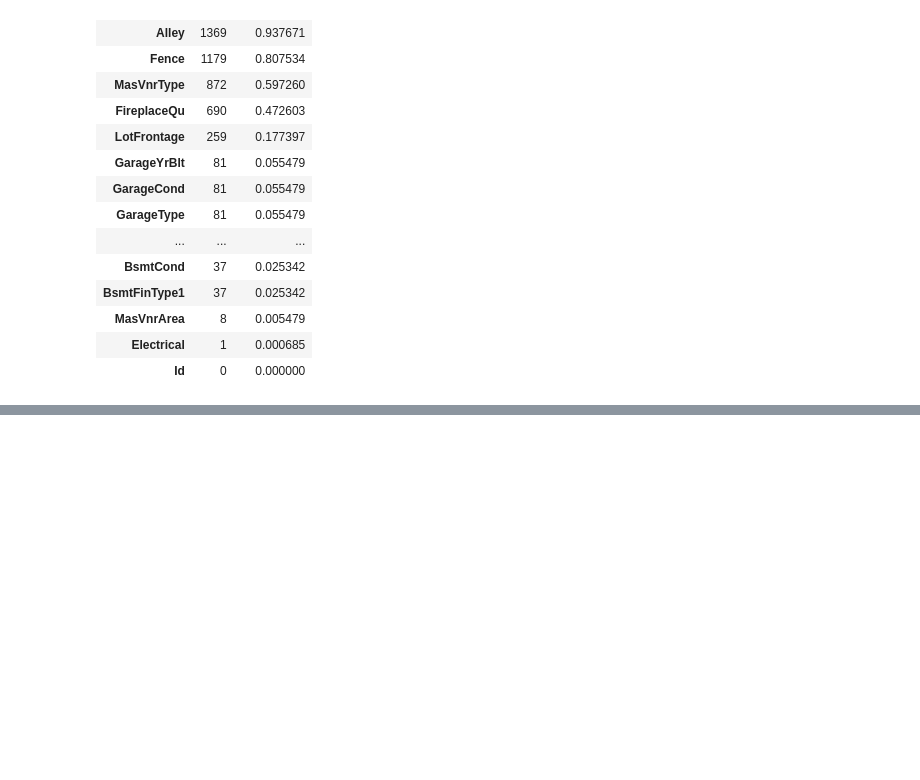
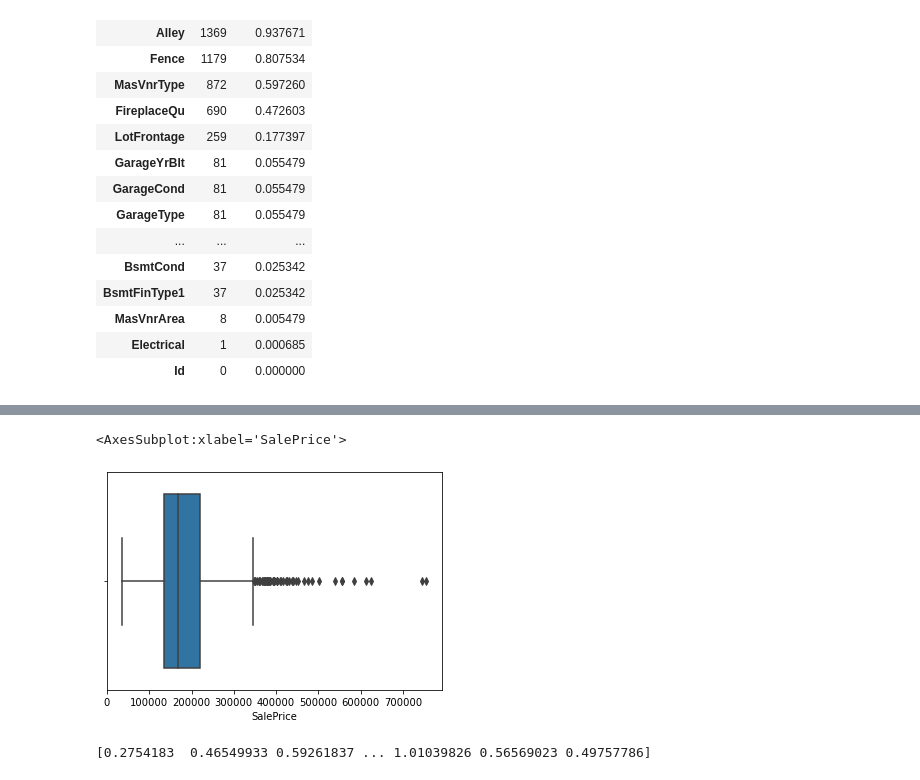
Before and after one commit to sabrinasartori/housing-prices, a Jupyter notebook: notebooks/01-exploratory_data_analysis.ipynb, the cells around one changed output, grey strips where cells are left out. Cells and saved outputs as stored; diff of their text form; code cells hidden in the pictures; blank space fills up the shorter version.

Commit message:
eda - missing data and outliers

```diff
--- a/notebooks/01-exploratory_data_analysis.ipynb
+++ b/notebooks/01-exploratory_data_analysis.ipynb
@@ -197,3 +199,7 @@ missing_data.sort_values(by='Percentage',ascending=False).head(20)
 | MasVnrArea | 8 | 0.005479 |
 | Electrical | 1 | 0.000685 |
 | Id | 0 | 0.000000 |
+# %%
+# columns to be removed
+drop_cols = missing_data[missing_data['Percentage'] > 0.15].index
+drop_cols
@@ -199,0 +210,2 @@ missing_data.sort_values(by='Percentage',ascending=False).head(20)
+# %%
+train_df = train_df.drop(columns=drop_cols,axis=1)
@@ -199,0 +230,3 @@ missing_data.sort_values(by='Percentage',ascending=False).head(20)
+# %%
+# rows to be removed
+train_df = train_df.dropna(axis=0)
@@ -199,0 +263,12 @@ missing_data.sort_values(by='Percentage',ascending=False).head(20)
+# %%
+plt.figure(figsize=(6,4))
+sns.boxplot(x=train_df['SalePrice'])
+# %% [output]
+<AxesSubplot:xlabel='SalePrice'>
+[figure, added]
+# %%
+# Z-score = (price - mean)/std
+z_scores = np.abs(stats.zscore(train_df["SalePrice"]))
+print(z_scores)
+# %% [output]
+[0.2754183  0.46549933 0.59261837 ... 1.01039826 0.56569023 0.49757786]
```
Also changed, not shown: parts of 15 cells of this notebook, 3 other files.
